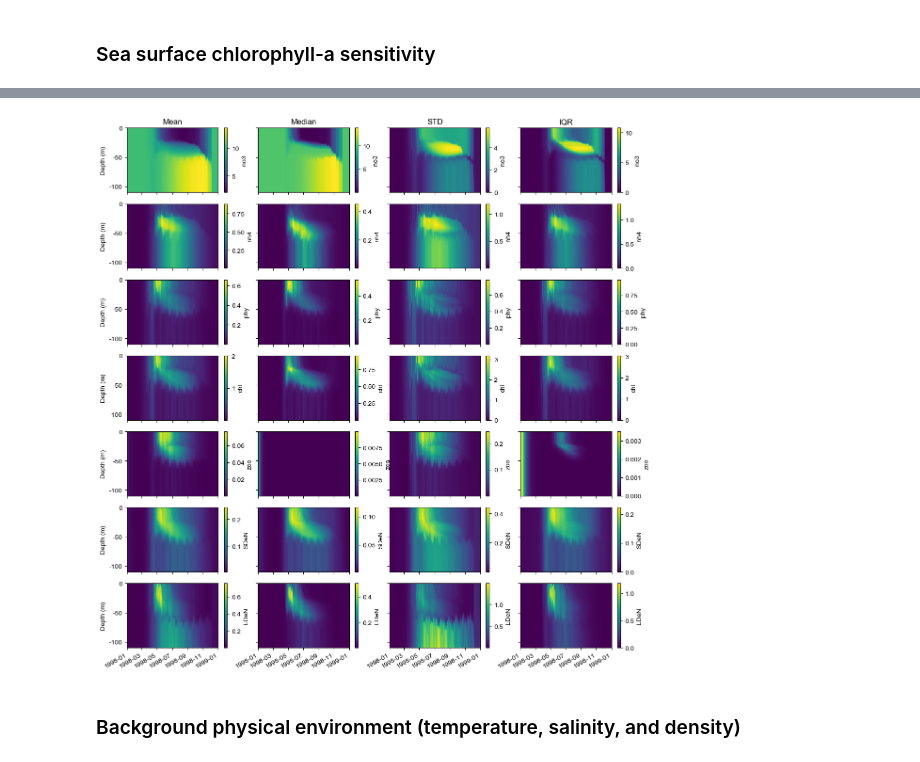
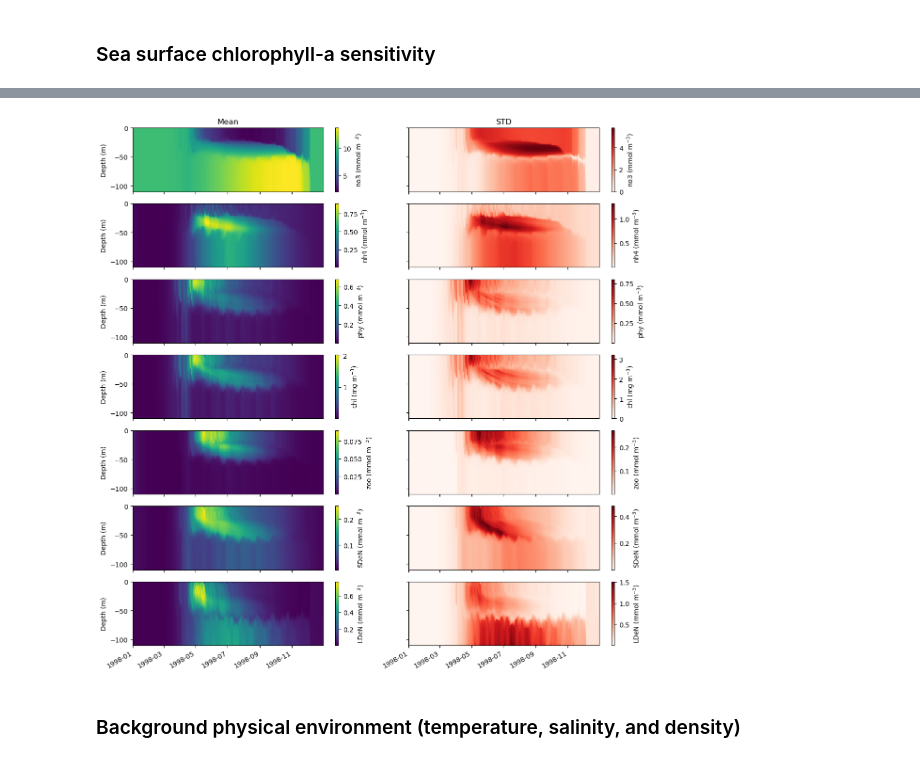
Before and after one commit to hakaseh/cases4argo, a Jupyter notebook: case/nns_annual/do-parameter-sensitivity.ipynb, the cells around one changed output, grey strips where cells are left out. Saved outputs shown, nothing was run; the diff lists cells and outputs as text; code cells hidden in the pictures.

```diff
--- a/case/nns_annual/do-parameter-sensitivity.ipynb
+++ b/case/nns_annual/do-parameter-sensitivity.ipynb
@@ -1,24 +1,23 @@
 # %%
 import xarray as xr
 from scipy.stats import pearsonr
-
 import os.path
 import datetime
 import warnings
 warnings.filterwarnings('ignore')
-
 import numpy as np
 import netCDF4
 import matplotlib.pyplot as plt
 from matplotlib import dates
-
+import matplotlib.cm as cm
+# Generate 20 unique colors using a colormap
+iro20 = cm.tab20(np.linspace(0, 1, 20))
 import eatpy
 from scipy.stats import qmc,spearmanr,pearsonr,iqr
 import seaborn as sns
 import pandas as pd
 from sklearn.ensemble import RandomForestRegressor
 import glob
-
 setup_dir = "."
 varname = ["1p1z_no3","1p1z_chl","1p1z_SDeN","1p1z_LDeN"]
 # %%
@@ -53,9 +52,6 @@ sample_scaled
 # %% [markdown]
 ### Read ensemble outputs
 # %%
-import xarray as xr
-import glob
-
 # ファイルパスのリストを作成
 file_paths = sorted(glob.glob("result_[0-9][0-9][0-9][0-9].nc"))
 
@@ -72,6 +68,9 @@ ds = xr.open_mfdataset(
 # 'ensemble' 次元に番号を割り当てる
 ds = ds.assign_coords(ensemble=range(len(file_paths)))
 
+# Remove the last index in the time dimension which corresponds to Jan 1 1999
+ds = ds.isel(time=slice(None, -1))
+
 # 変数の抽出
 time = ds['time']
 z = ds['z'][0, :, 0, 0]
@@ -268,38 +297,30 @@ plt.savefig('fig-sensitivity-leadtime-SSCHL-'+str(N),dpi=300,bbox_inches='tight'
 # %%
 varlist = ["no3","nh4","phy","chl","zoo","SDeN","LDeN"]
+unilist = ["mmol m$^{-3}$","mmol m$^{-3}$","mmol m$^{-3}$","mg m$^{-3}$","mmol m$^{-3}$","mmol m$^{-3}$","mmol m$^{-3}$"]
 
+fig, axs = plt.subplots(7, 2, figsize=(12,12), sharex=True, sharey=True)
 
-fig, axs = plt.subplots(7, 4, figsize=(12,12), sharex=True, sharey=True)
-
-for j in range(np.size(varlist)):
+for j in range(len(varlist)):
     output = ds['1p1z_'+varlist[j]]
 
     mesh = axs[j, 0].pcolormesh(time,z,np.squeeze(output.mean(axis=0)).T)
-    plt.colorbar(mesh).set_label(varlist[j])
+    plt.colorbar(mesh).set_label(varlist[j]+' ('+unilist[j]+')')
     axs[j, 0].set_ylabel('Depth (m)')
     if j == 0:
         axs[j, 0].set_title('Mean')
-    mesh = axs[j, 1].pcolormesh(time,z,np.squeeze(output.median(axis=0)).T)
-    plt.colorbar(mesh).set_label(varlist[j])
+    mesh = axs[j, 1].pcolormesh(time,z,np.squeeze(output.std(axis=0)).T,cmap='Reds')
+    plt.colorbar(mesh).set_label(varlist[j]+' ('+unilist[j]+')')
     if j == 0:
-        axs[j, 1].set_title('Median')
-    mesh = axs[j, 2].pcolormesh(time,z,np.squeeze(output.std(axis=0)).T)
-    plt.colorbar(mesh).set_label(varlist[j])
-    if j == 0:
-        axs[j, 2].set_title('STD')
-    mesh = axs[j, 3].pcolormesh(time,z,np.squeeze(iqr(output,0)).T)
-    plt.colorbar(mesh).set_label(varlist[j])
-    if j == 0:
-        axs[j, 3].set_title('IQR')
+        axs[j, 1].set_title('STD')
 
 fig.autofmt_xdate()
 plt.tight_layout()
 # Manually adjust spacing (left, bottom, right, top, wspace, hspace)
-plt.subplots_adjust(wspace=0.15)  # Adjust vertical spacing between subplots
+#plt.subplots_adjust(wspace=0.15)  # Adjust vertical spacing between subplots
 
 fig.savefig('fig-tz-bgc-'+str(N),dpi=300,bbox_inches='tight')
 # %% [output]
-[figure, old version]
+[figure, new version]
 # %% [markdown]
 ### Background physical environment (temperature, salinity, and density)
 # %%
```
Also changed, not shown: parts of 16 cells of this notebook, 2 other files.
